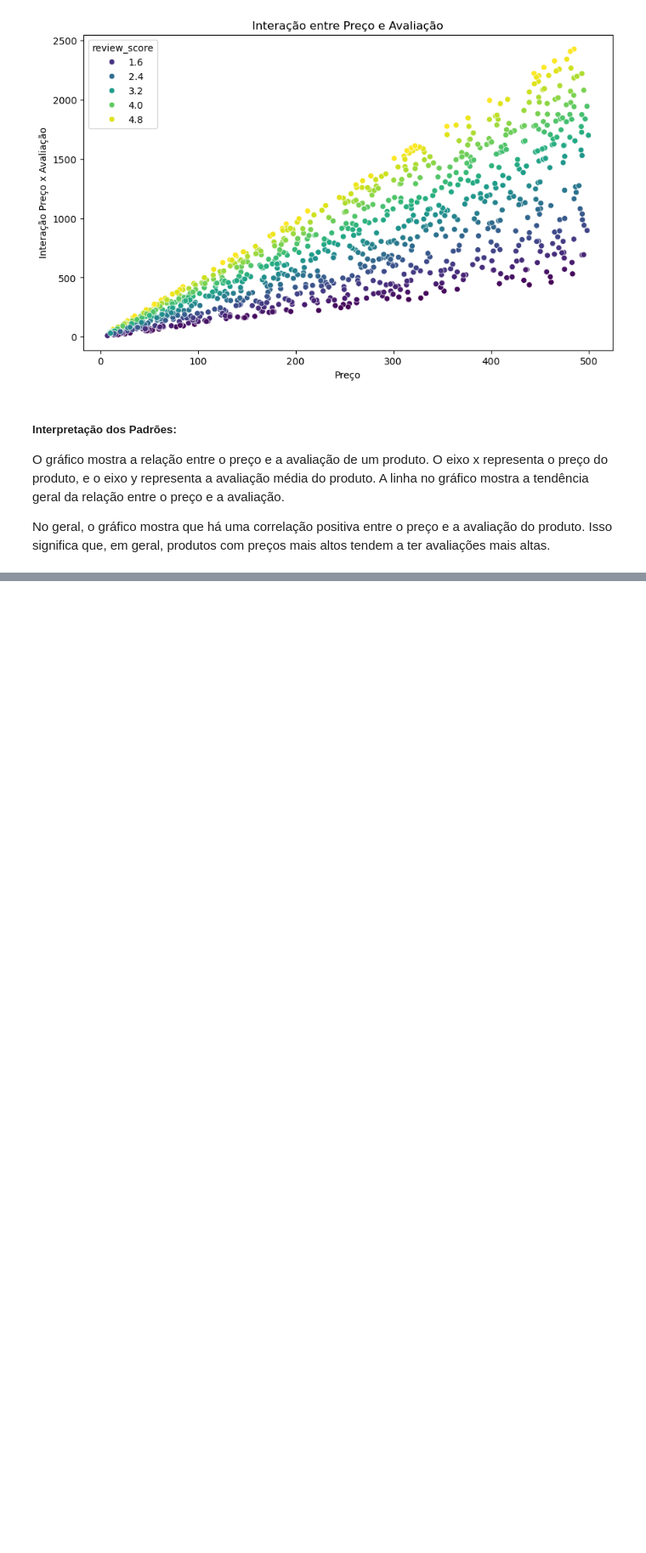
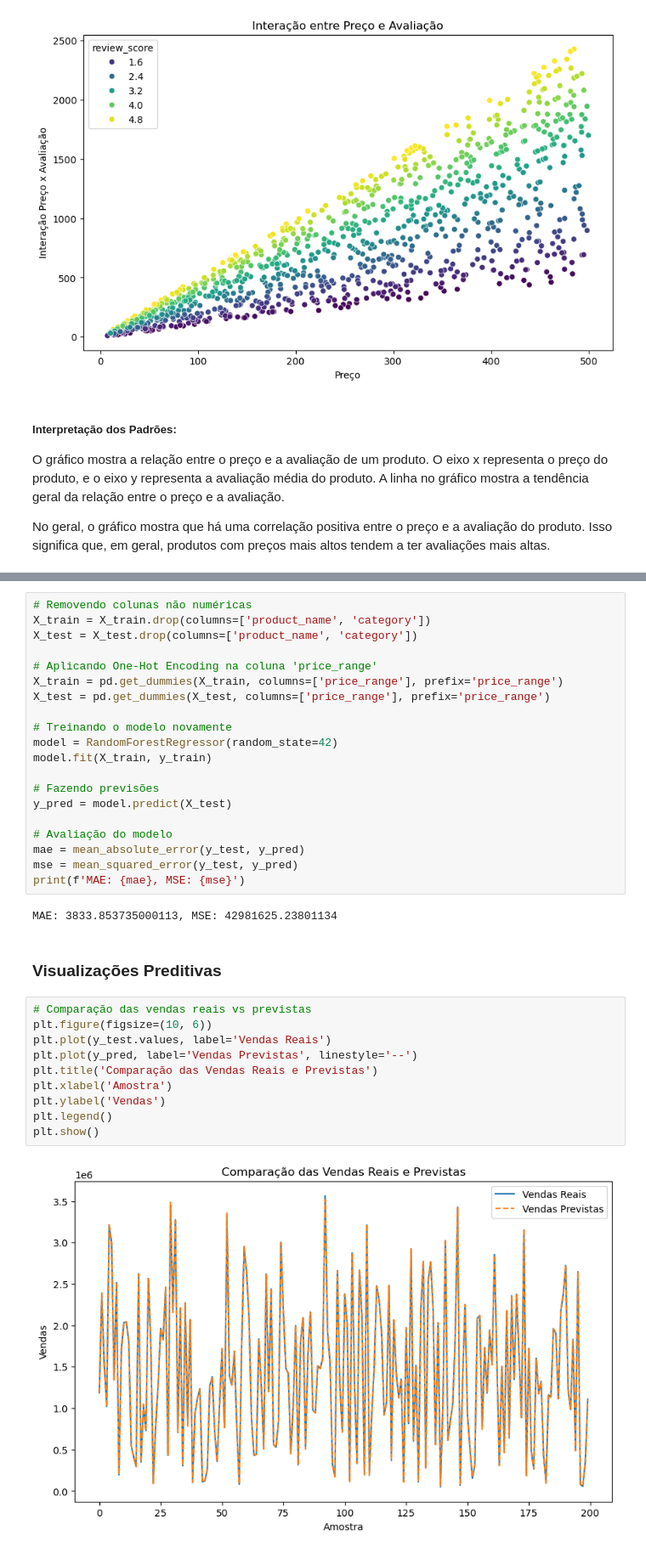
Before and after one commit to JONATHAN-ALMEIDA-MESQUITA/E-commerce_sales_analysis, a Jupyter notebook: Notebook/Analise_de_vendas_de_e-comerce.ipynb, the cells around one changed output, grey strips where cells are left out. Shown at 85% size. Saved outputs shown, nothing was run; the diff lists cells and outputs as text; blank space fills up the shorter version.

Commit message:
Conclusão primeiro modelo de previsão de vendas

```diff
--- a/Notebook/Analise_de_vendas_de_e-comerce.ipynb
+++ b/Notebook/Analise_de_vendas_de_e-comerce.ipynb
@@ -331,0 +366,36 @@ Notei que em alguns meses a correlação entre categoria e mes de venda ficam ma
+# %%
+# Removendo colunas não numéricas
+X_train = X_train.drop(columns=['product_name', 'category'])
+X_test = X_test.drop(columns=['product_name', 'category'])
+
+# Aplicando One-Hot Encoding na coluna 'price_range'
+X_train = pd.get_dummies(X_train, columns=['price_range'], prefix='price_range')
+X_test = pd.get_dummies(X_test, columns=['price_range'], prefix='price_range')
+
+# Treinando o modelo novamente
+model = RandomForestRegressor(random_state=42)
+model.fit(X_train, y_train)
+
+# Fazendo previsões
+y_pred = model.predict(X_test)
+
+# Avaliação do modelo
+mae = mean_absolute_error(y_test, y_pred)
+mse = mean_squared_error(y_test, y_pred)
+print(f'MAE: {mae}, MSE: {mse}')
+# %% [output]
+MAE: 3833.853735000113, MSE: 42981625.23801134
+# %% [markdown]
+### Visualizações Preditivas
+# %%
+# Comparação das vendas reais vs previstas
+plt.figure(figsize=(10, 6))
+plt.plot(y_test.values, label='Vendas Reais')
+plt.plot(y_pred, label='Vendas Previstas', linestyle='--')
+plt.title('Comparação das Vendas Reais e Previstas')
+plt.xlabel('Amostra')
+plt.ylabel('Vendas')
+plt.legend()
+plt.show()
+# %% [output]
+[figure, added]
```
Also changed, not shown: parts of 10 cells of this notebook, 6 other files.
